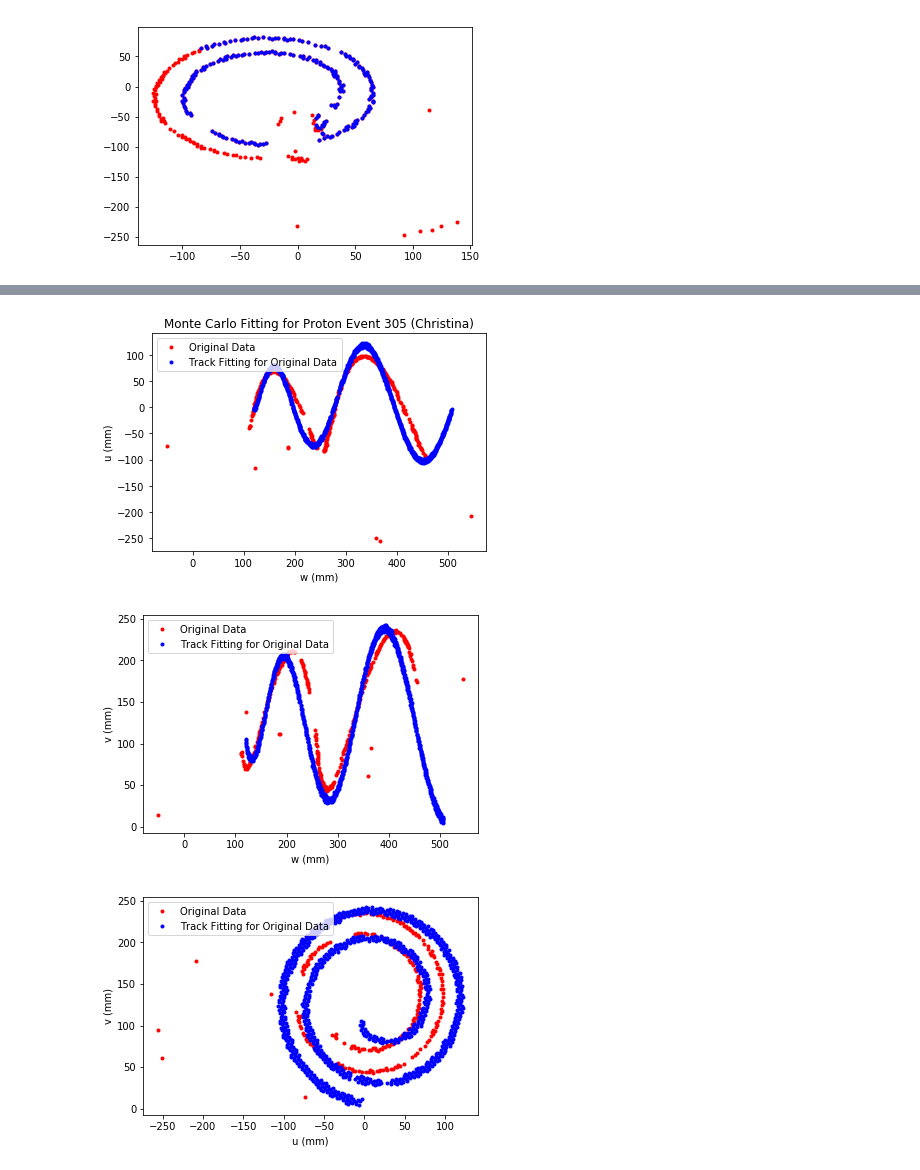
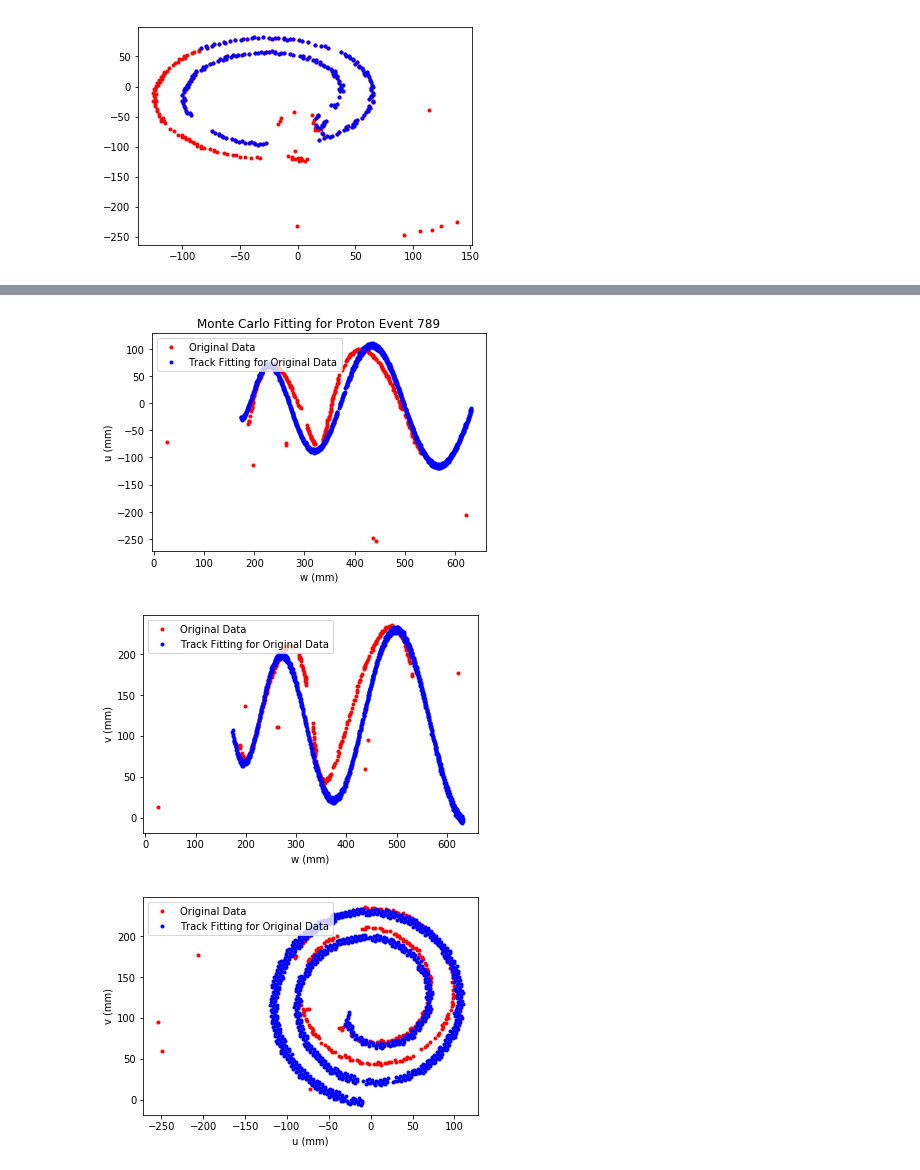
Before and after one commit to chchen123/Monte-Carlo, a Jupyter notebook: jupyter notebooks/Monte_Carlo_Algorithm.ipynb, the cells around one changed output, grey strips where cells are left out. Saved outputs shown, nothing was run; the diff lists cells and outputs as text; code cells hidden in the pictures.

```diff
--- a/jupyter notebooks/Monte_Carlo_Algorithm.ipynb
+++ b/jupyter notebooks/Monte_Carlo_Algorithm.ipynb
@@ -277,45 +270,47 @@ KeyboardInterrupt:
 %matplotlib inline
 #mcres = [-0.07954585,0.03808574,0.74383587,2.64302064,-3.94825871,1.94771968] #Christina's method-305
 #mcres = [0.00618013,0.0156425,0.51365393,2.21270404,-3.37949429,1.92338746] #original method-305
-mcres =  [-4.19945516e-03,6.62603598e-03,5.86983195e-01,2.23401389e+00,-3.34053934e+00,1.89929727e+00]
+mcres =  [-1.28882482e-02,-3.14978909e-03,6.35100758e-01,2.31233821e+00,-3.28919371e+00,1.93874593e+00]
+#mcres =  [2.46638447e-03,2.38112919e-02,6.37331869e-01,1.89648187e+00,-3.17790284e+00,2.02737236e+00] #original-789
 sim = EventSimulator(config)
 evtClean, ctr = sim.make_event(mcres[0], mcres[1], mcres[2], mcres[3], mcres[4], mcres[5])
 pyevtClean = sim.convert_event(evtClean)
-sim_xyzs = pyevtClean.xyzs(peaks_only=True, return_pads=True, baseline_correction=True, cg_times=True)
+sim_xyzs = pyevtClean.xyzs(peaks_only=True, return_pads=True, \
+                           baseline_correction=True, cg_times=True)
 sim_xy = sim_xyzs[:, 0:2]
 sim_xy_C = np.ascontiguousarray(sim_xy, dtype=np.double)
 sim_cx, sim_cy = pytpc.cleaning.hough_circle(sim_xy_C)
 sim_uvw, (sim_cu, sim_cv) = mcfitter.preprocess(sim_xyzs[:, 0:5], center=(sim_cx, sim_cy), rotate_pads=True)
 sim_uvw_values = sim_uvw.values
 #plt.plot(xyzs[:, 2], xyzs[:, 0], 'r.', label='Original Data')
 #plt.plot(sim_xyzs[:, 2], sim_xyzs[:, 0], 'b.', label='Track Fitting for Original Data')
 plt.plot(uvw_values[:, 7], uvw_values[:, 5], 'r.', label='Original Data')
 plt.plot(sim_uvw_values[:, 7], sim_uvw_values[:, 5], 'b.', label='Track Fitting for Original Data')
 plt.xlabel("w (mm)")
 plt.ylabel("u (mm)")
-plt.title("Monte Carlo Fitting for Proton Event 305 (Christina)")
+plt.title("Monte Carlo Fitting for Proton Event 789")
 plt.legend(loc=2)
 plt.show()
 #plt.plot(xyzs[:, 2], xyzs[:, 1], 'r.', label='Original Data')
 #plt.plot(sim_xyzs[:, 2], sim_xyzs[:, 1], 'b.', label='Track Fitting for Original Data')
 plt.plot(uvw_values[:, 7], uvw_values[:, 6], 'r.', label='Original Data')
 plt.plot(sim_uvw_values[:, 7], sim_uvw_values[:, 6], 'b.', label='Track Fitting for Original Data')
 plt.xlabel("w (mm)")
 plt.ylabel("v (mm)")
 plt.legend(loc=2)
 plt.show()
 #plt.plot(xyzs[:, 0], xyzs[:, 1], 'r.', label='Original Data')
 #plt.plot(sim_xyzs[:, 0], sim_xyzs[:, 1], 'b.', label='Track Fitting for Original Data')
 plt.plot(uvw_values[:, 5], uvw_values[:, 6], 'r.', label='Original Data')
 plt.plot(sim_uvw_values[:, 5], sim_uvw_values[:, 6], 'b.', label='Track Fitting for Original Data')
 plt.xlabel("u (mm)")
 plt.ylabel("v (mm)")
 plt.legend(loc=2)
 plt.show()
 # %% [output]
-[figure, old version]
+[figure, new version]
-[figure, old version]
+[figure, new version]
-[figure, old version]
+[figure, new version]
 # %%
 ##### set original candidate to be the seed point #####
 min_chi_value = []
```
Also changed, not shown: parts of 4 cells of this notebook.
